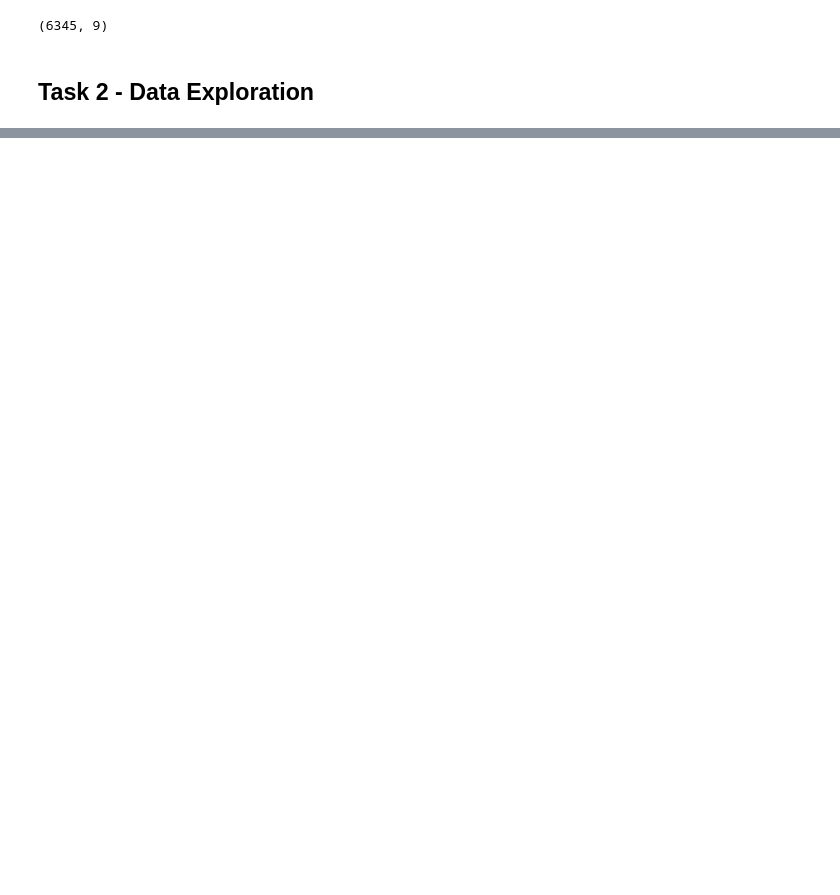
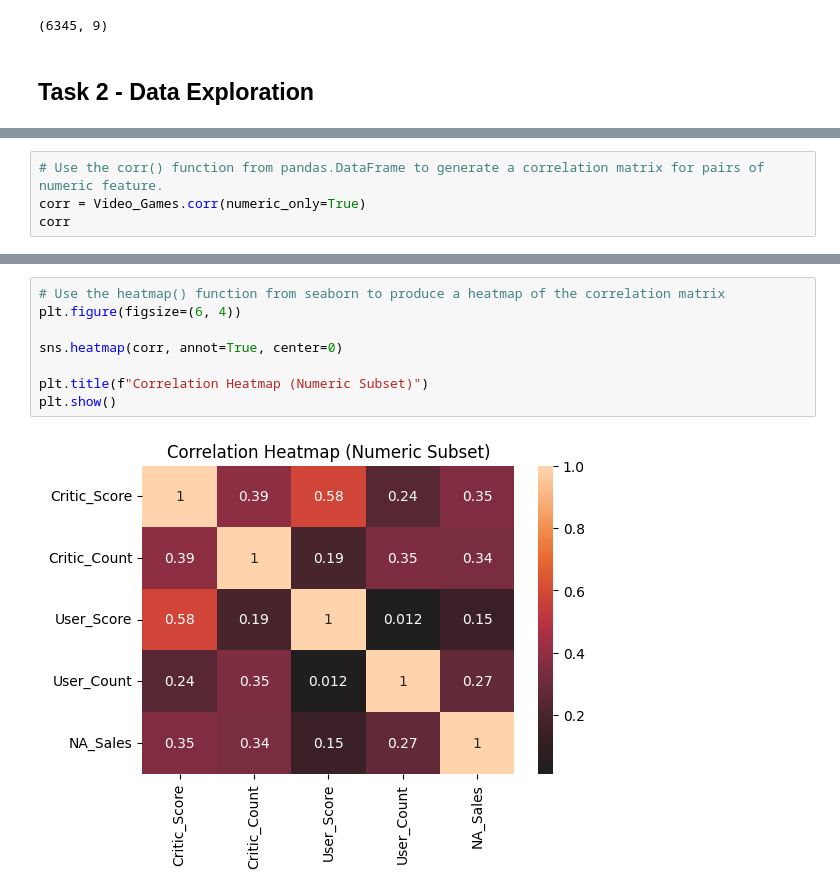
Before and after one commit to owen-simon/IS-6482-data-mining, a Jupyter notebook: Week 7/A4_Simon_Owen.ipynb, the cells around one changed output, grey strips where cells are left out. Drawn from its saved outputs; the diff is of its cells as text; blank space fills up the shorter version.

```diff
--- a/Week 7/A4_Simon_Owen.ipynb
+++ b/Week 7/A4_Simon_Owen.ipynb
@@ -134,0 +141,4 @@ plt.show()
+# %%
+# Use the corr() function from pandas.DataFrame to generate a correlation matrix for pairs of numeric feature.
+corr = Video_Games.corr(numeric_only=True)
+corr
@@ -134,0 +152,10 @@ plt.show()
+# %%
+# Use the heatmap() function from seaborn to produce a heatmap of the correlation matrix
+plt.figure(figsize=(6, 4))
+
+sns.heatmap(corr, annot=True, center=0)
+
+plt.title(f"Correlation Heatmap (Numeric Subset)")
+plt.show()
+# %% [output]
+[figure, added]
```
Also changed, not shown: parts of 35 cells of this notebook.
